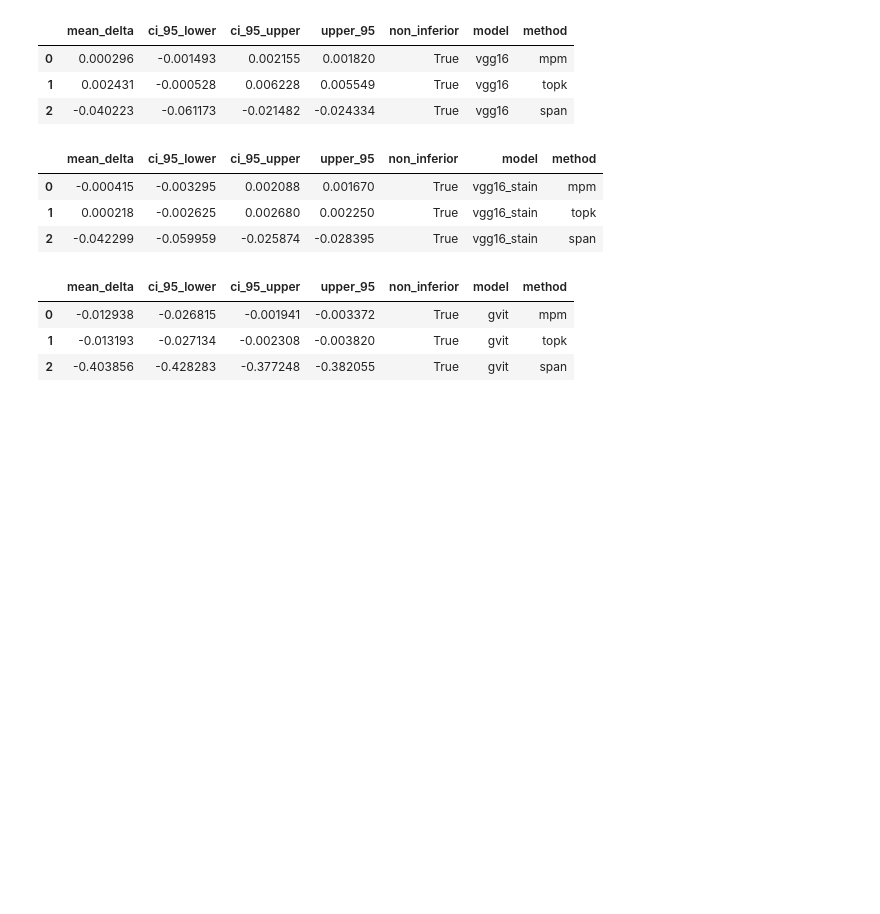
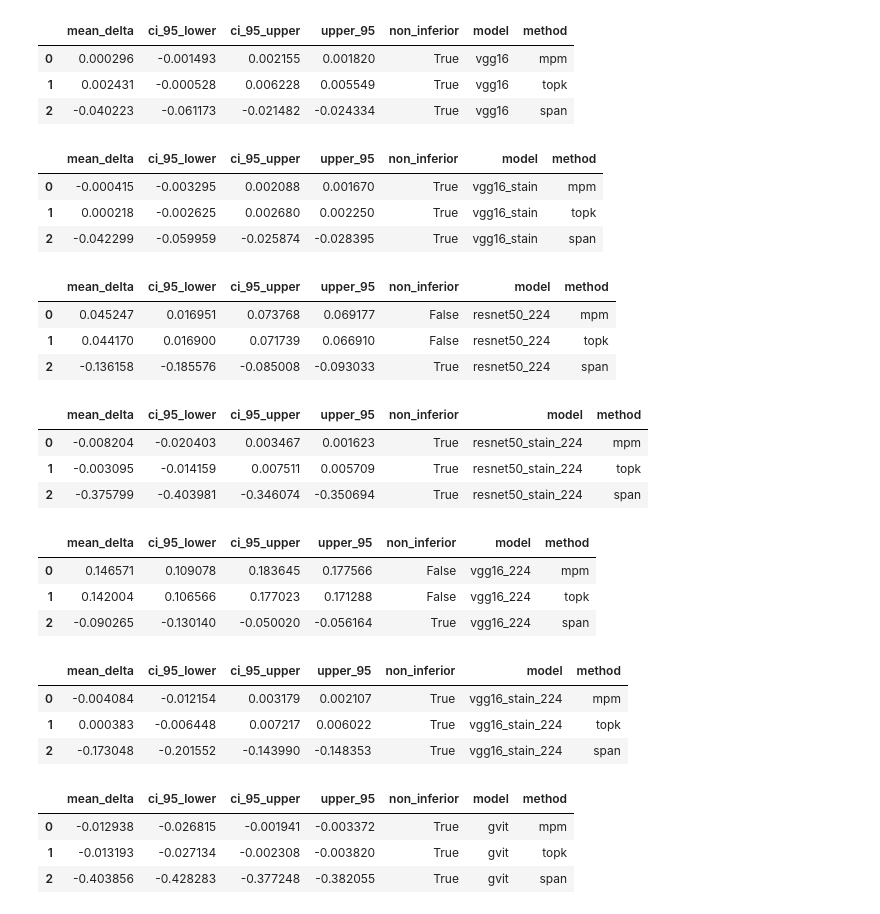
Before and after one commit to RationAI/prostate-cancer, a Jupyter notebook: notebooks/eval/non_inferiority.ipynb, the cells around one changed output. Cells and saved outputs as stored; diff of their text form; code cells hidden in the pictures; blank space fills up the shorter version.

Commit message:
feat: non inferiority

```diff
--- a/notebooks/eval/non_inferiority.ipynb
+++ b/notebooks/eval/non_inferiority.ipynb
@@ -343,6 +415,10 @@ resnet50_df = evaluate_single_model(master_df, "resnet50", margin)
 resnet50_stain_df = evaluate_single_model(master_df, "resnet50_stain", margin)
 vgg16_df = evaluate_single_model(master_df, "vgg16", margin)
 vgg16_stain_df = evaluate_single_model(master_df, "vgg16_stain", margin)
+resnet50_224_df = evaluate_single_model(master_df, "resnet50_224", margin)
+resnet50_stain_224_df = evaluate_single_model(master_df, "resnet50_stain_224", margin)
+vgg16_224_df = evaluate_single_model(master_df, "vgg16_224", margin)
+vgg16_stain_224_df = evaluate_single_model(master_df, "vgg16_stain_224", margin)
 gvit_df = evaluate_single_model(master_df, "gvit", margin)
 gvit_stain_df = evaluate_single_model(master_df, "gvit_stain", margin)
 # %%
@@ -401,6 +477,34 @@ vgg16_stain_df
 | 0 | -0.000415 | -0.003295 | 0.002088 | 0.001670 | True | vgg16_stain | mpm |
 | 1 | 0.000218 | -0.002625 | 0.002680 | 0.002250 | True | vgg16_stain | topk |
 | 2 | -0.042299 | -0.059959 | -0.025874 | -0.028395 | True | vgg16_stain | span |
+# %%
+resnet50_224_df
+# %% [output]
+|  | mean_delta | ci_95_lower | ci_95_upper | upper_95 | non_inferior | model | method |
+| 0 | 0.045247 | 0.016951 | 0.073768 | 0.069177 | False | resnet50_224 | mpm |
+| 1 | 0.044170 | 0.016900 | 0.071739 | 0.066910 | False | resnet50_224 | topk |
+| 2 | -0.136158 | -0.185576 | -0.085008 | -0.093033 | True | resnet50_224 | span |
+# %%
+resnet50_stain_224_df
+# %% [output]
+|  | mean_delta | ci_95_lower | ci_95_upper | upper_95 | non_inferior | model | method |
+| 0 | -0.008204 | -0.020403 | 0.003467 | 0.001623 | True | resnet50_stain_224 | mpm |
+| 1 | -0.003095 | -0.014159 | 0.007511 | 0.005709 | True | resnet50_stain_224 | topk |
+| 2 | -0.375799 | -0.403981 | -0.346074 | -0.350694 | True | resnet50_stain_224 | span |
+# %%
+vgg16_224_df
+# %% [output]
+|  | mean_delta | ci_95_lower | ci_95_upper | upper_95 | non_inferior | model | method |
+| 0 | 0.146571 | 0.109078 | 0.183645 | 0.177566 | False | vgg16_224 | mpm |
+| 1 | 0.142004 | 0.106566 | 0.177023 | 0.171288 | False | vgg16_224 | topk |
+| 2 | -0.090265 | -0.130140 | -0.050020 | -0.056164 | True | vgg16_224 | span |
+# %%
+vgg16_stain_224_df
+# %% [output]
+|  | mean_delta | ci_95_lower | ci_95_upper | upper_95 | non_inferior | model | method |
+| 0 | -0.004084 | -0.012154 | 0.003179 | 0.002107 | True | vgg16_stain_224 | mpm |
+| 1 | 0.000383 | -0.006448 | 0.007217 | 0.006022 | True | vgg16_stain_224 | topk |
+| 2 | -0.173048 | -0.201552 | -0.143990 | -0.148353 | True | vgg16_stain_224 | span |
 # %%
 gvit_df
 # %% [output]
```
Also changed, not shown: parts of 2 cells of this notebook.
